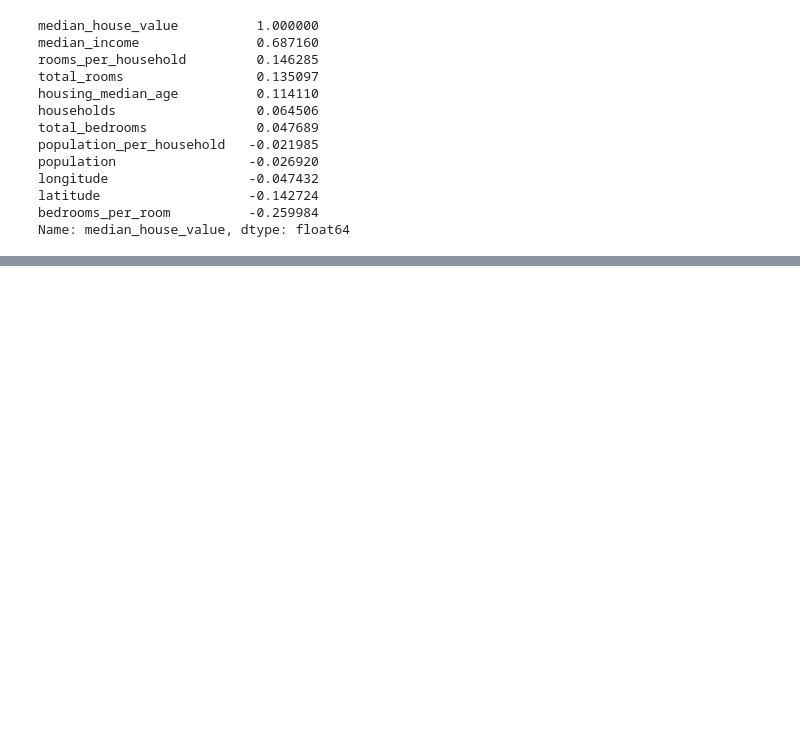
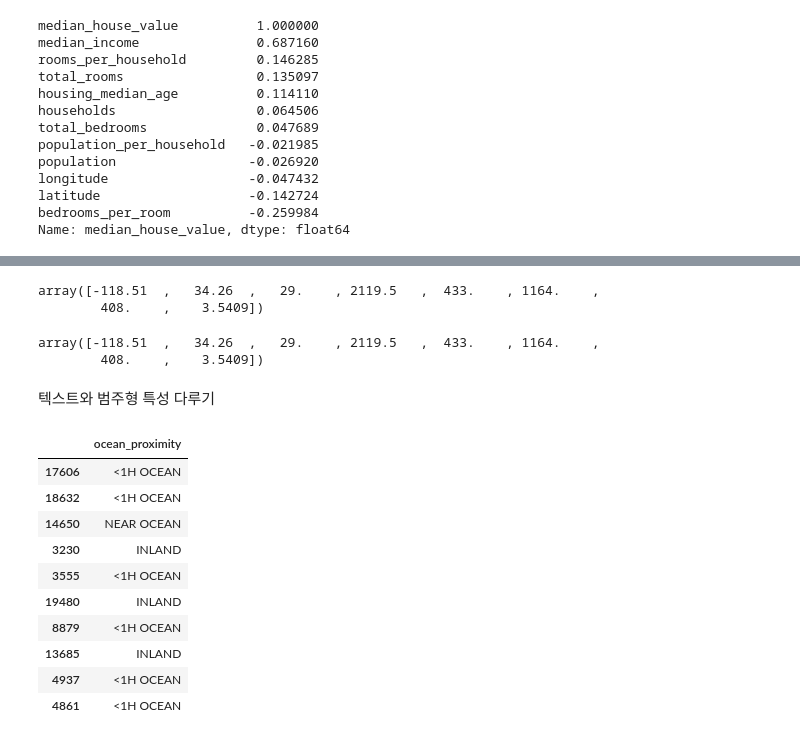
Before and after one commit to js-june-moon/practice, a Jupyter notebook: HandsOnML.ipynb, the cells around one changed output, grey strips where cells are left out. Saved outputs shown, nothing was run; the diff lists cells and outputs as text; code cells hidden in the pictures; blank space fills up the shorter version.

```diff
--- a/HandsOnML.ipynb
+++ b/HandsOnML.ipynb
@@ -612,0 +622,6 @@ Name: median_house_value, dtype: float64
+# %%
+# 사전 작업
+# 원래 훈련 세트를 복원, 예측 변수와 타깃값에 같은 변형을 적용하지 않기 위해 예측 변수와 레이블 분리
+
+housing = strat_train_set.drop("median_house_value", axis=1)
+housing_labels = strat_train_set["median_house_value"].copy()
@@ -612,0 +636,34 @@ Name: median_house_value, dtype: float64
+# %%
+# 데이터프레임의 dropna(), drop(), fillna() 메소드를 사용해 간단히 처리할 수 있음
+
+#housing.dropna(subset=["total_bedrooms"]) # option 1
+#housing.drop("total_bedrooms", axis=1) # option 2
+median = housing["total_bedrooms"].median() # option 3
+housing["total_bedrooms"].fillna(median, inplace=True)
+# %%
+# 사이킷런의 SimpleImputer(): 누락된 값을 쉽게 다룰 수 있는 메소드
+# 누락된 값을 특성의 중간값으로 대체한다고 지정해보도록 함
+
+from sklearn.impute import SimpleImputer
+
+imputer = SimpleImputer(strategy="median")
+
+# 중간값이 수치형 특성에만 계산될 수 있어 텍스트 특성인 ocean_proximity를 제외한 데이터 복사본 생성
+
+housing_num = housing.drop("ocean_proximity", axis=1)
+
+# imputer 객체의 fit() 메소드를 사용해 훈련 데이터에 적용
+
+imputer.fit(housing_num)
+
+# imputer는 각 특성의 중간값을 계산해 그 결과를 객체의 statistics_ 속성에 저장
+
+imputer.statistics_
+# %% [output]
+array([-118.51  ,   34.26  ,   29.    , 2119.5   ,  433.    , 1164.    ,
+        408.    ,    3.5409])
+# %%
+housing_num.median().values
+# %% [output]
+array([-118.51  ,   34.26  ,   29.    , 2119.5   ,  433.    , 1164.    ,
+        408.    ,    3.5409])
@@ -612,0 +679,17 @@ Name: median_house_value, dtype: float64
+# %% [markdown]
+텍스트와 범주형 특성 다루기
+# %%
+housing_cat = housing[["ocean_proximity"]]
+housing_cat.head(10)
+# %% [output]
+|  | ocean_proximity |
+| 17606 | <1H OCEAN |
+| 18632 | <1H OCEAN |
+| 14650 | NEAR OCEAN |
+| 3230 | INLAND |
+| 3555 | <1H OCEAN |
+| 19480 | INLAND |
+| 8879 | <1H OCEAN |
+| 13685 | INLAND |
+| 4937 | <1H OCEAN |
+| 4861 | <1H OCEAN |
```
Also changed, not shown: parts of 38 cells of this notebook.
